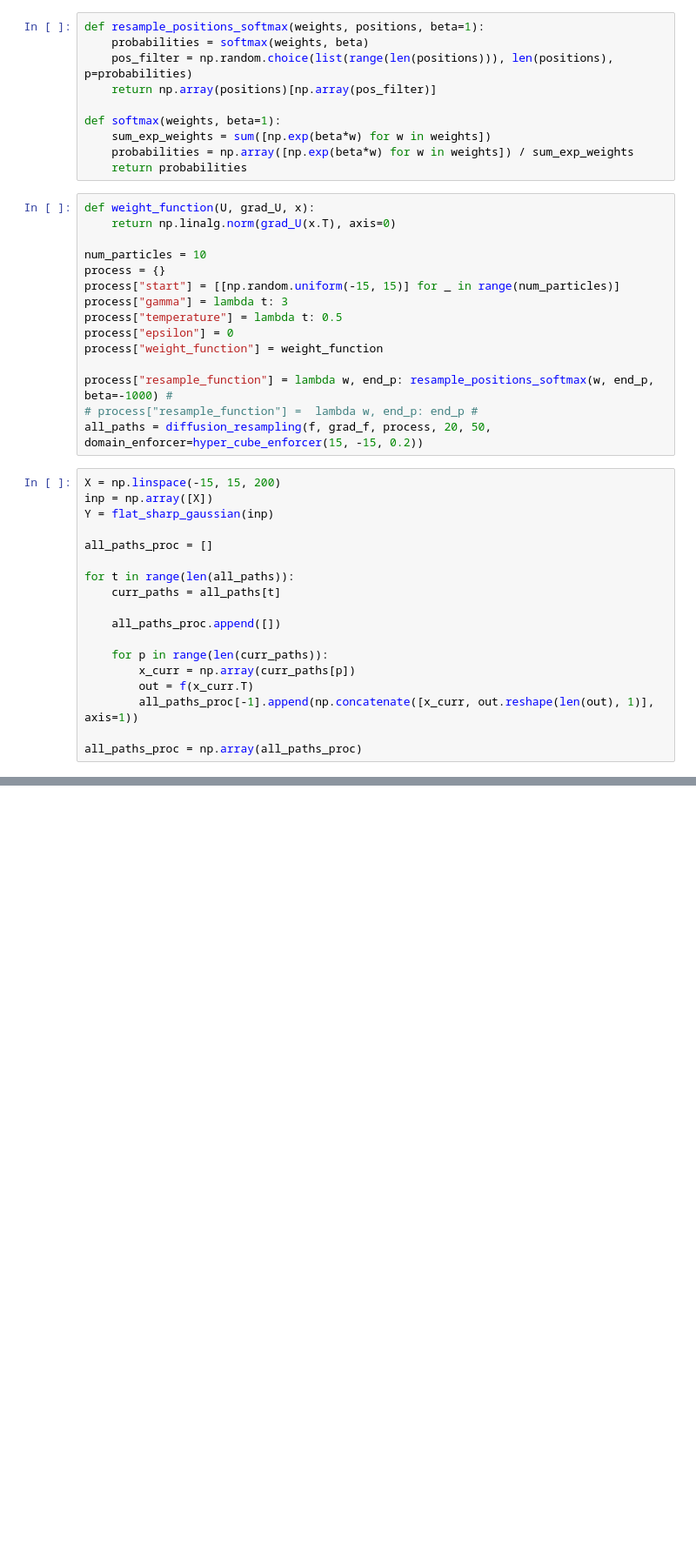
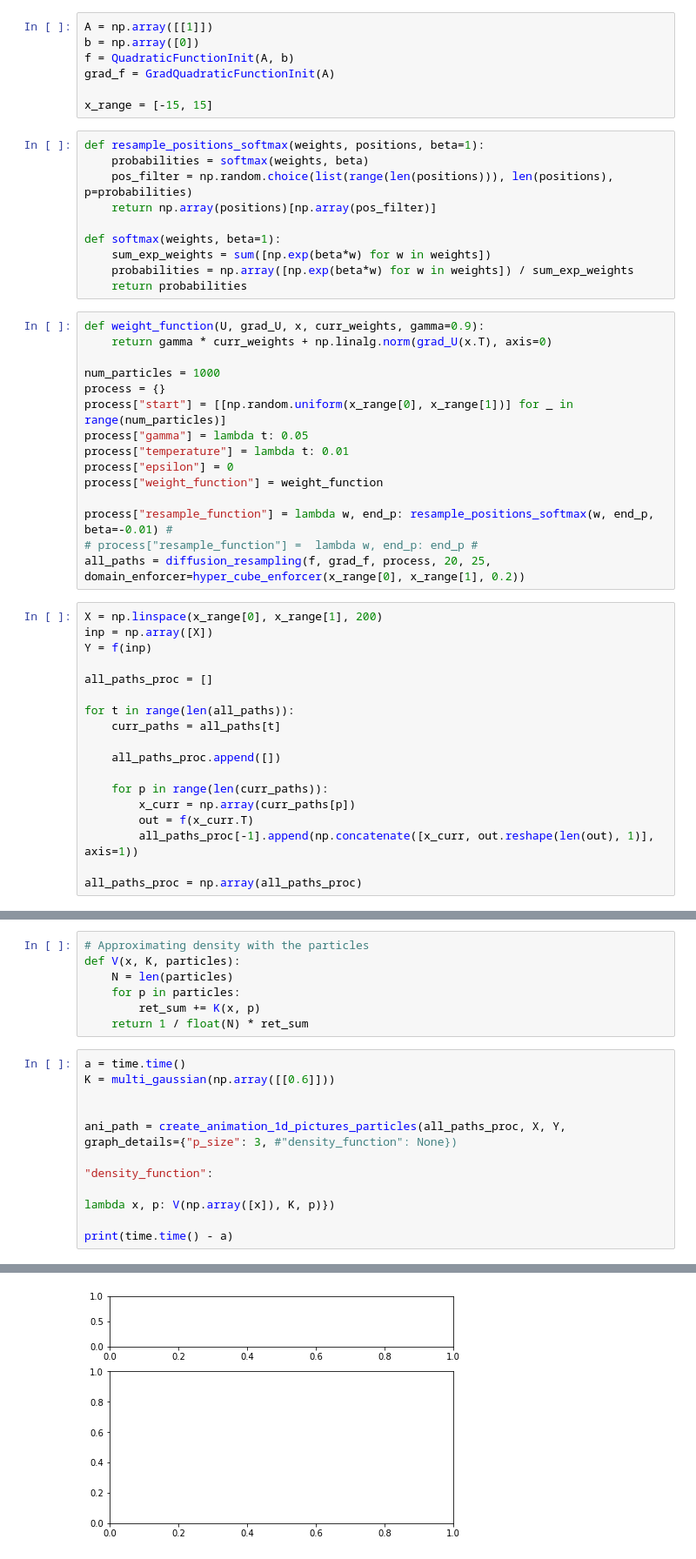
Before and after one commit to daniellengyel/shallow_minima, a Jupyter notebook: Optimize.ipynb, the cells around one changed output, grey strips where cells are left out. Shown at 87% size. Saved outputs shown, nothing was run; the diff lists cells and outputs as text; blank space fills up the shorter version.

```diff
--- a/Optimize.ipynb
+++ b/Optimize.ipynb
@@ -11,3 +20,10 @@ grad_f = grad_flat_sharp_gaussian
+# %%
+A = np.array([[1]])
+b = np.array([0])
+f = QuadraticFunctionInit(A, b)
+grad_f = GradQuadraticFunctionInit(A)
+
+x_range = [-15, 15]
 # %%
 def resample_positions_softmax(weights, positions, beta=1):
     probabilities = softmax(weights, beta)
@@ -19,24 +35,24 @@ def softmax(weights, beta=1):
     probabilities = np.array([np.exp(beta*w) for w in weights]) / sum_exp_weights
     return probabilities
 # %%
-def weight_function(U, grad_U, x):
-    return np.linalg.norm(grad_U(x.T), axis=0)
+def weight_function(U, grad_U, x, curr_weights, gamma=0.9):
+    return gamma * curr_weights + np.linalg.norm(grad_U(x.T), axis=0)
 
-num_particles = 10
+num_particles = 1000
 process = {}
-process["start"] = [[np.random.uniform(-15, 15)] for _ in range(num_particles)]
-process["gamma"] = lambda t: 3
-process["temperature"] = lambda t: 0.5
+process["start"] = [[np.random.uniform(x_range[0], x_range[1])] for _ in range(num_particles)]
+process["gamma"] = lambda t: 0.05
+process["temperature"] = lambda t: 0.01
 process["epsilon"] = 0
 process["weight_function"] = weight_function
 
-process["resample_function"] = lambda w, end_p: resample_positions_softmax(w, end_p, beta=-1000) #
+process["resample_function"] = lambda w, end_p: resample_positions_softmax(w, end_p, beta=-0.01) #
 # process["resample_function"] =  lambda w, end_p: end_p #
-all_paths = diffusion_resampling(f, grad_f, process, 20, 50, domain_enforcer=hyper_cube_enforcer(15, -15, 0.2))
+all_paths = diffusion_resampling(f, grad_f, process, 20, 25, domain_enforcer=hyper_cube_enforcer(x_range[0], x_range[1], 0.2))
 # %%
-X = np.linspace(-15, 15, 200)
+X = np.linspace(x_range[0], x_range[1], 200)
 inp = np.array([X])
-Y = flat_sharp_gaussian(inp)
+Y = f(inp)
 
 all_paths_proc = []
 
@@ -55,0 +70,18 @@ ani_path = create_animation_1d_pictures_particles(all_paths_proc, X, Y)
+# %%
+# Approximating density with the particles
+def V(x, K, particles):
+    N = len(particles)
+    for p in particles:
+        ret_sum += K(x, p)
+    return 1 / float(N) * ret_sum
+# %%
+a = time.time()
+K = multi_gaussian(np.array([[0.6]]))
+
+
+ani_path = create_animation_1d_pictures_particles(all_paths_proc, X, Y, graph_details={"p_size": 3, #"density_function": None})
+                                                                                      "density_function":
+                                                                                      lambda x, p: V(np.array([x]), K, p)})
+
+print(time.time() - a)
+# %% [output]
@@ -55,0 +89 @@ ani_path = create_animation_1d_pictures_particles(all_paths_proc, X, Y)
+[figure, added]
```
Also changed, not shown: parts of 7 cells of this notebook, 7 other files.
